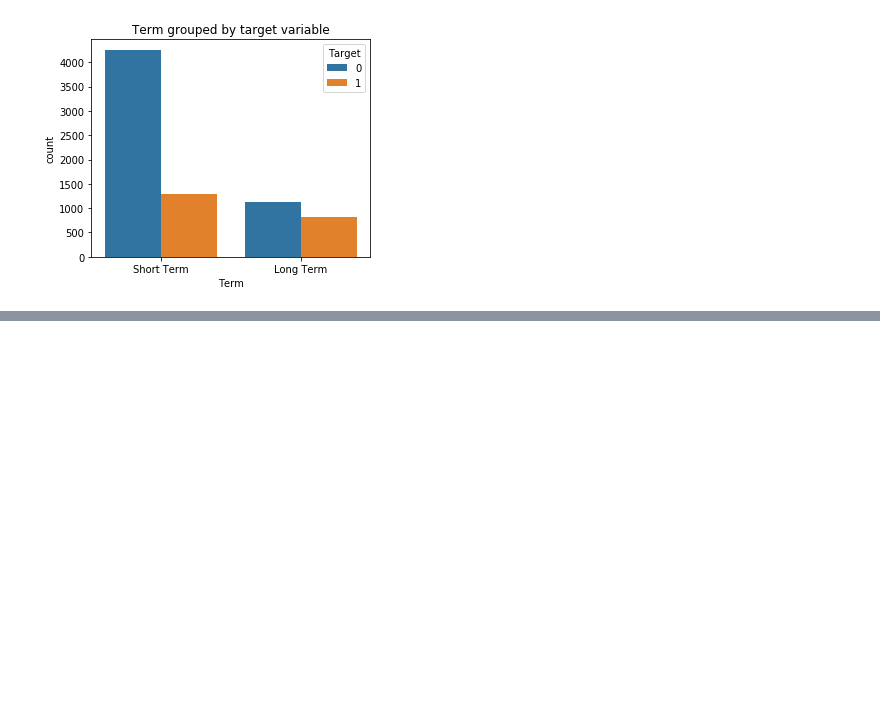
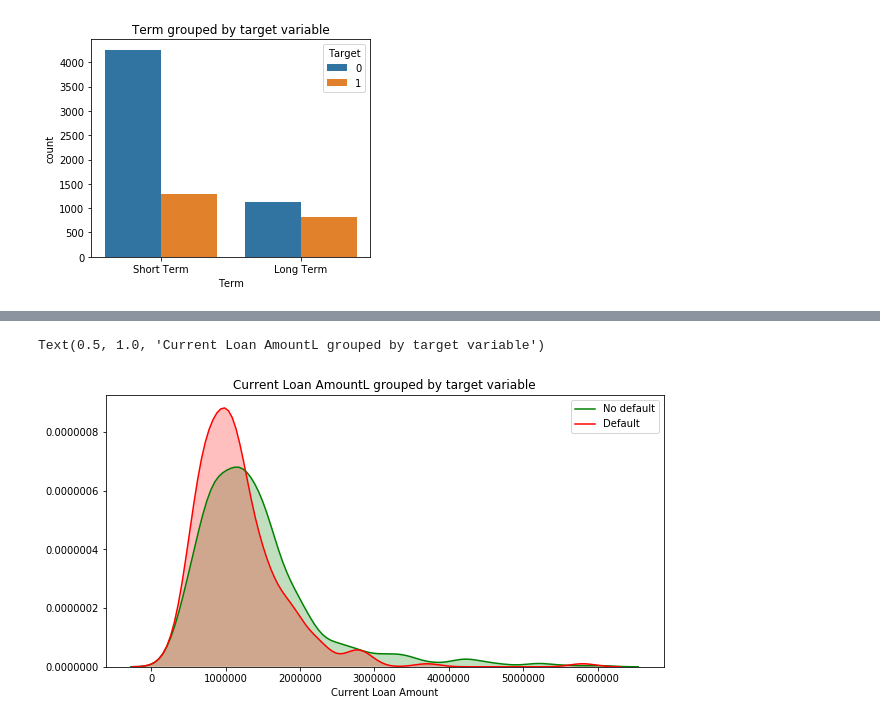
Before and after one commit to PavelMurachev/GeekBrains, a Jupyter notebook: Drafts/Course_Project.ipynb, the cells around one changed output, grey strips where cells are left out. Cells and saved outputs as stored; diff of their text form; code cells hidden in the pictures; blank space fills up the shorter version.

```diff
--- a/Drafts/Course_Project.ipynb
+++ b/Drafts/Course_Project.ipynb
@@ -235,0 +278,16 @@ plt.show()
+# %%
+limit_bal_with_target_s = df_train[['Annual Income', TARGET_NAME]].sample(1000)
+limit_bal_s = limit_bal_with_target_s['Annual Income']
+limit_bal_target_0 = limit_bal_s[limit_bal_with_target_s[TARGET_NAME] == 0]
+limit_bal_target_1 = limit_bal_s[limit_bal_with_target_s[TARGET_NAME] == 1]
+
+plt.figure(figsize=(10, 5))
+
+sns.kdeplot(limit_bal_target_0, shade=True, label='No default', color='g')
+sns.kdeplot(limit_bal_target_1, shade=True, label='Default', color='r')
+
+plt.xlabel('Current Loan Amount')
+plt.title('Current Loan AmountL grouped by target variable')
+# %% [output]
+Text(0.5, 1.0, 'Current Loan AmountL grouped by target variable')
+[figure, added]
```
Also changed, not shown: parts of 76 cells of this notebook.
